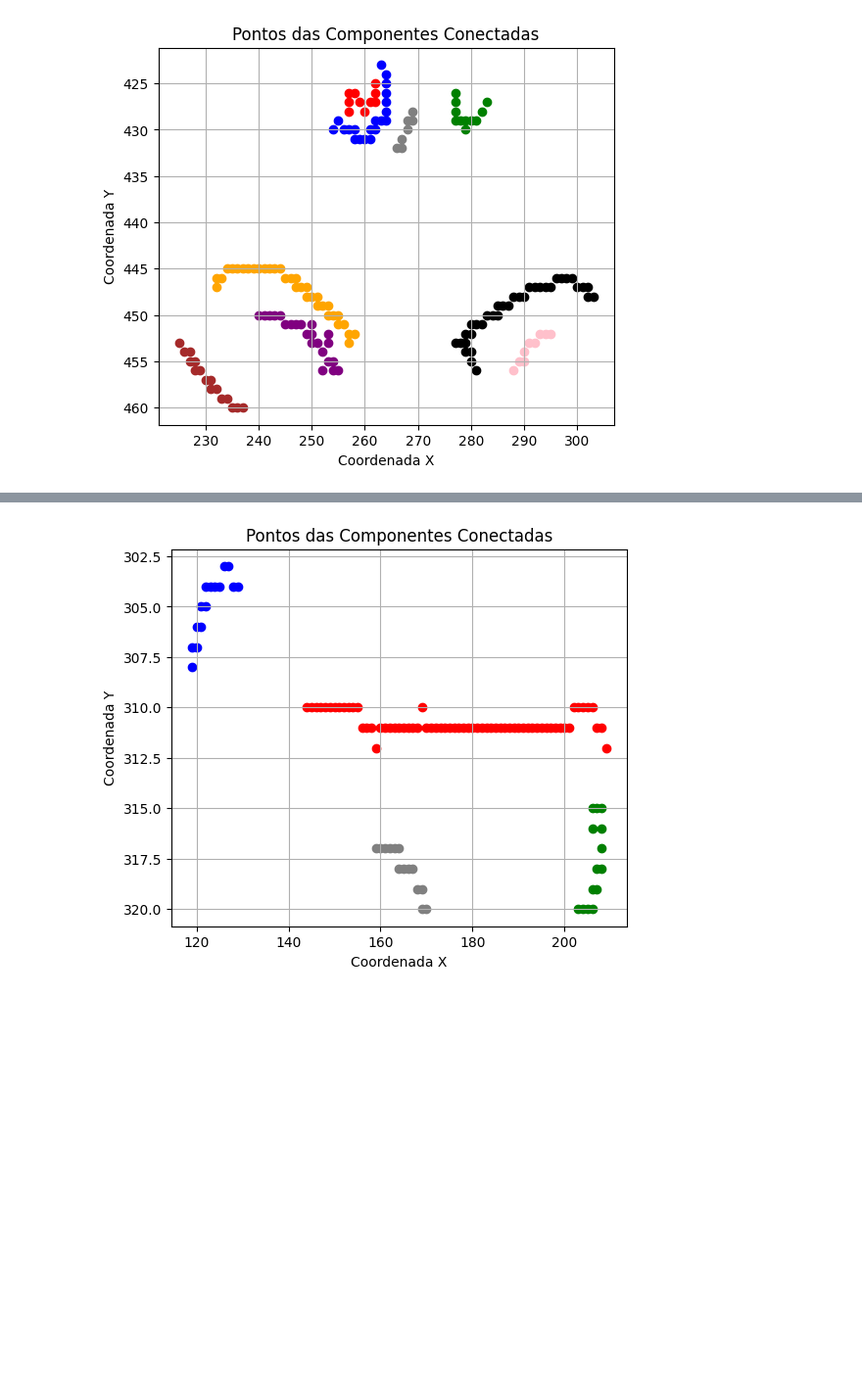
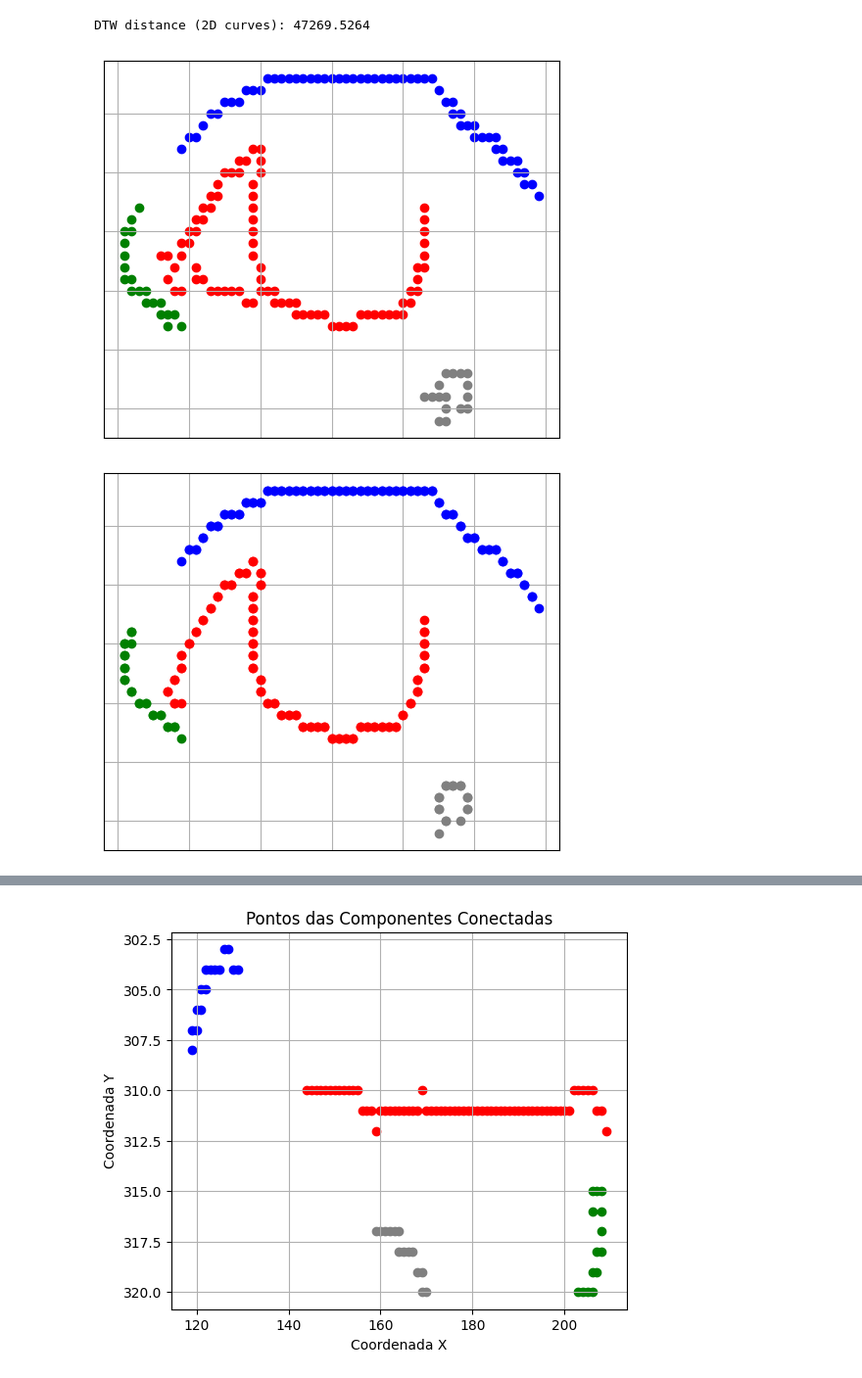
Before and after one commit to MariaLuizaLogrado/PVA, a Jupyter notebook: face_recognition.ipynb, the cells around one changed output, grey strips where cells are left out. Shown at 98% size. Drawn from its saved outputs; the diff is of its cells as text; code cells hidden in the pictures; blank space fills up the shorter version.

Commit message:
calculating all distances

```diff
--- a/face_recognition.ipynb
+++ b/face_recognition.ipynb
@@ -96,9 +96,16 @@ def process_image(file_path):
 
 directory = './unzip_images'
 
-file_paths = [os.path.join(directory, f) for f in os.listdir(directory) if f.endswith(('00029_940519_fa.ppm.ppm'))]
+file_paths = [os.path.join(directory, f) for f in os.listdir(directory) if f.endswith(('.ppm'))]
 
 with ThreadPoolExecutor(max_workers=5) as executor:
     results = list(executor.map(process_image, file_paths))
+    # quero guardar os 3 primeiros strings do file_path
+    tag = [os.path.basename(file_path).split('.')[0].split('_')[0] for file_path in file_paths]
+
+    results_tag = []
+    for i in range(len(results)):
+        if results[i] is not None:
+            results_tag.append((f"{tag[i]}_{i}", results[i]))
 # %% [output]
 Etapa 1: Leitura da imagem
@@ -122,3 +370,8 @@ Tempo8 0.010265827178955078
+# %%
+distance = dtw_2d_curve(df_people_points["points"].iloc[0] , df_people_points["points"].iloc[23] )
+print(f"DTW distance (2D curves): {distance:.4f}")
+# %% [output]
+DTW distance (2D curves): 47269.5264
 # %%
 # display_image(results[0][0].open)
 
@@ -131,10 +384,11 @@ Tempo8 0.010265827178955078
 # display_canny(results[0][2].left_eye_edge, name='03_left_eye_edge')
 # display_canny(results[0][2].right_eye_edge, name='03_right_eye_edge')
 # %%
-highlight_components(results[0][2].nose_dict, results[0][4].dic_main_nose_cc, "nose")
-# plot_logest_path(results[0][2].nose_dict, results[0][6].longest_path_nose, results[0][5].nodes_nose, name='05_longest_path_nose')
-# plot_logest_path(results[0][2].nose_dict, results[0][6].new_longest_path_nose, results[0][5].nodes_nose, name='06_new_longest_path_nose')
-# plot_sorted_points(results[0][7].sorted_coord_nose, "nose")
-# plot_splines(results[0][8].all_X_nose, results[0][8].all_Y_nose, results[0][8].all_control_x_nose, results[0][8].all_control_y_nose, name="nose")
+highlight_components(results[0][2].right_eye_dict, results[0][4].dic_main_right_eye_cc, "right_eye")
+plot_logest_path(results[0][2].right_eye_dict, results[0][6].longest_path_right_eye, results[0][5].nodes_right_eye, name='05_longest_path_right_eye')
+plot_logest_path(results[0][2].right_eye_dict, results[0][6].new_longest_path_right_eye, results[0][5].nodes_right_eye, name='06_new_longest_path_right_eye')
+plot_sorted_points(results[0][7].sorted_coord_right_eye, "right_eye")
+# plot_splines(results[0][8].all_X_right_eye, results[0][8].all_Y_right_eye, results[0][8].all_control_x_right_eye, results[0][8].all_control_y_right_eye, name="right_eye")
 # %% [output]
-[figure, old version]
+[figure, new version]
+[figure, added]
```
Also changed, not shown: parts of 17 cells of this notebook, 22 other files.
